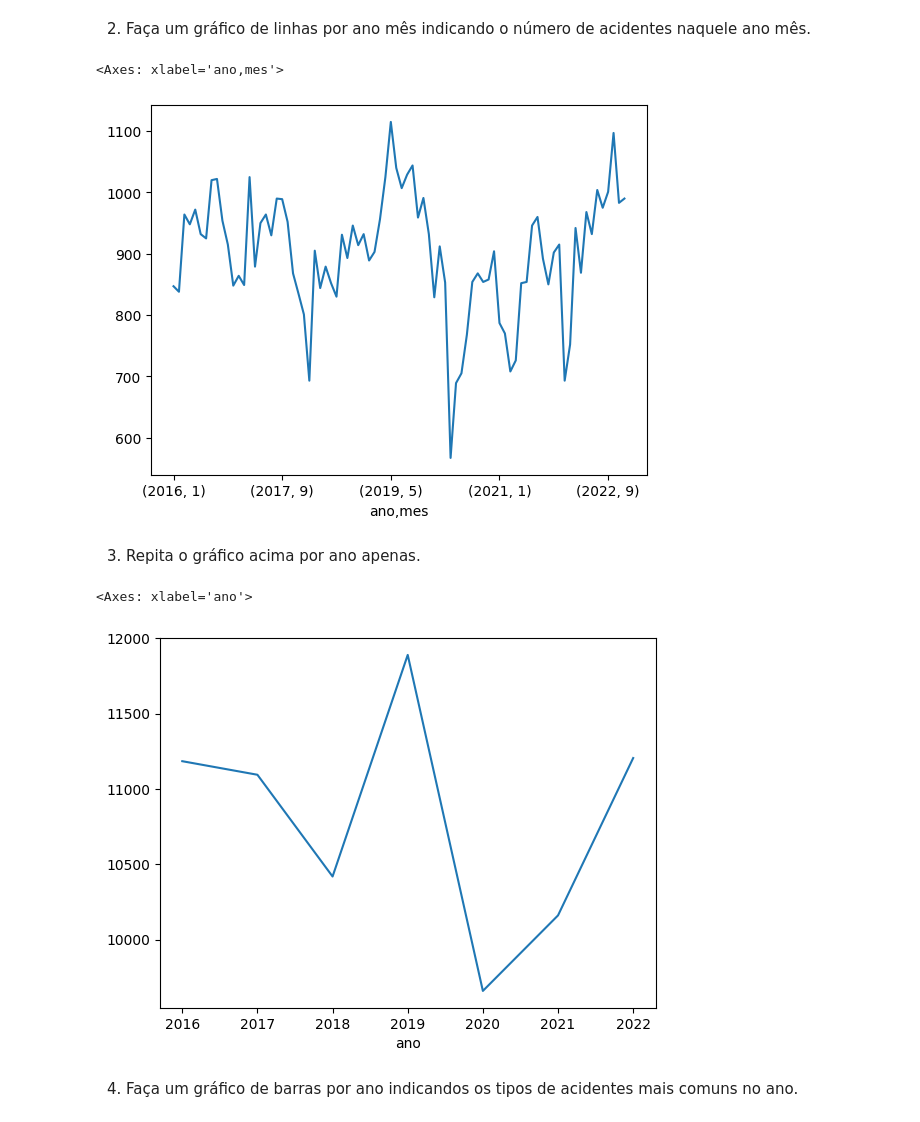
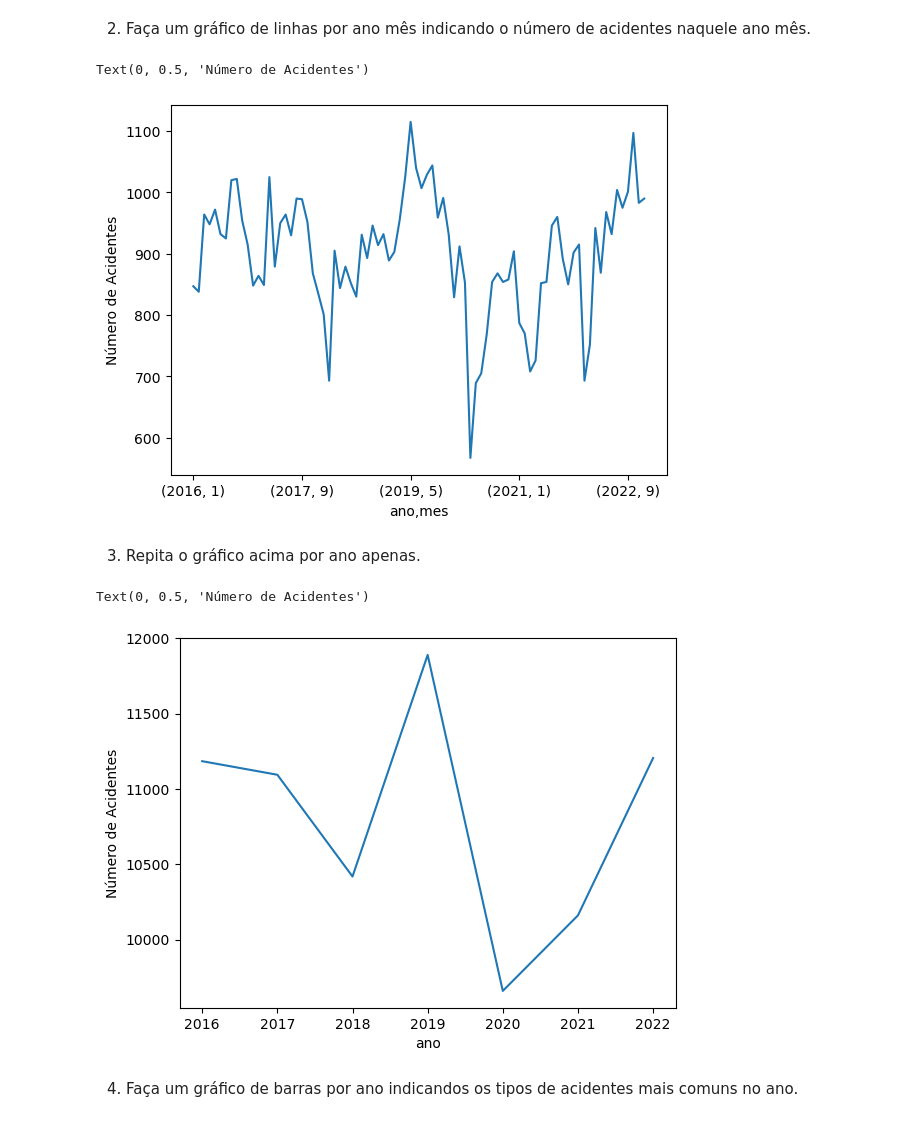
Before and after one commit to PolloHacker/Trabalho_Final_FCD, a Jupyter notebook: tp.ipynb, the cells around one changed output. Saved outputs shown, nothing was run; the diff lists cells and outputs as text; code cells hidden in the pictures.

```diff
--- a/tp.ipynb
+++ b/tp.ipynb
@@ -61,17 +61,19 @@ df
 # %%
 grouped_by_month = df.groupby(['ano', 'mes']).size()
 grouped_by_month.plot(kind='line')
+plt.ylabel('Número de Acidentes')
 # %% [output]
-<Axes: xlabel='ano,mes'>
+Text(0, 0.5, 'Número de Acidentes')
-[figure, old version]
+[figure, new version]
 # %% [markdown]
 3. Repita o gráfico acima por ano apenas.
 # %%
 grouped_by_year = df.groupby('ano').size()
 grouped_by_year.plot(kind='line')
+plt.ylabel('Número de Acidentes')
 # %% [output]
-<Axes: xlabel='ano'>
+Text(0, 0.5, 'Número de Acidentes')
-[figure, old version]
+[figure, new version]
 # %% [markdown]
 4. Faça um gráfico de barras por ano indicandos os tipos de acidentes mais comuns no ano.
 # %%
```
Also changed, not shown: parts of 62 cells of this notebook.
